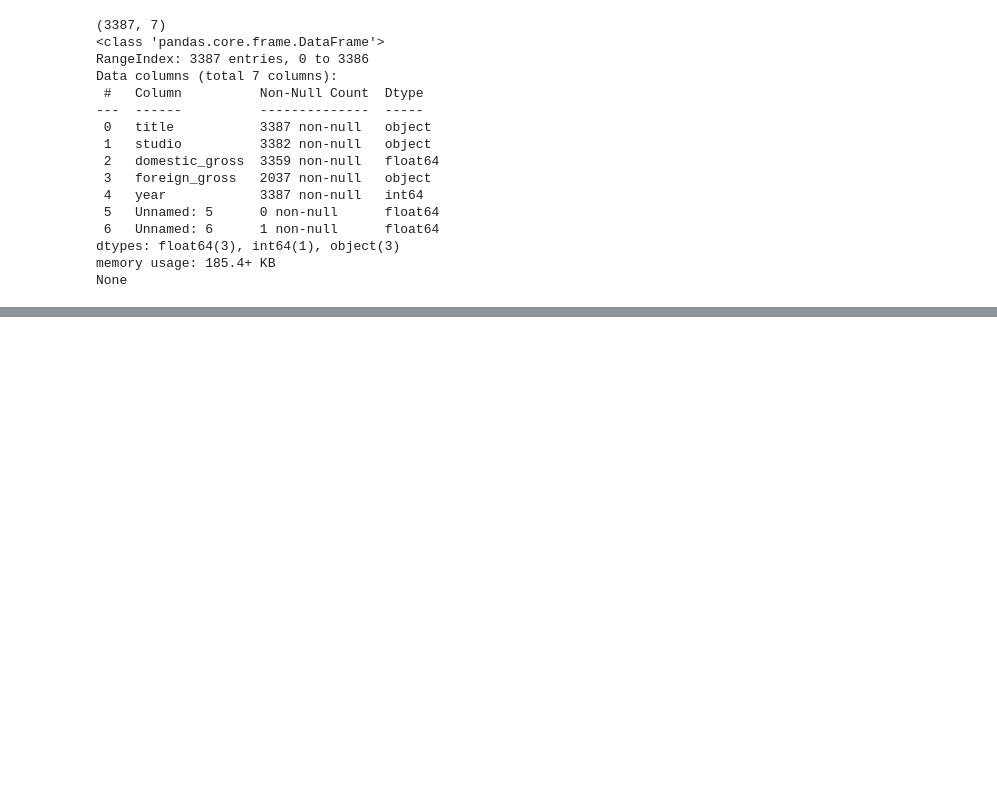
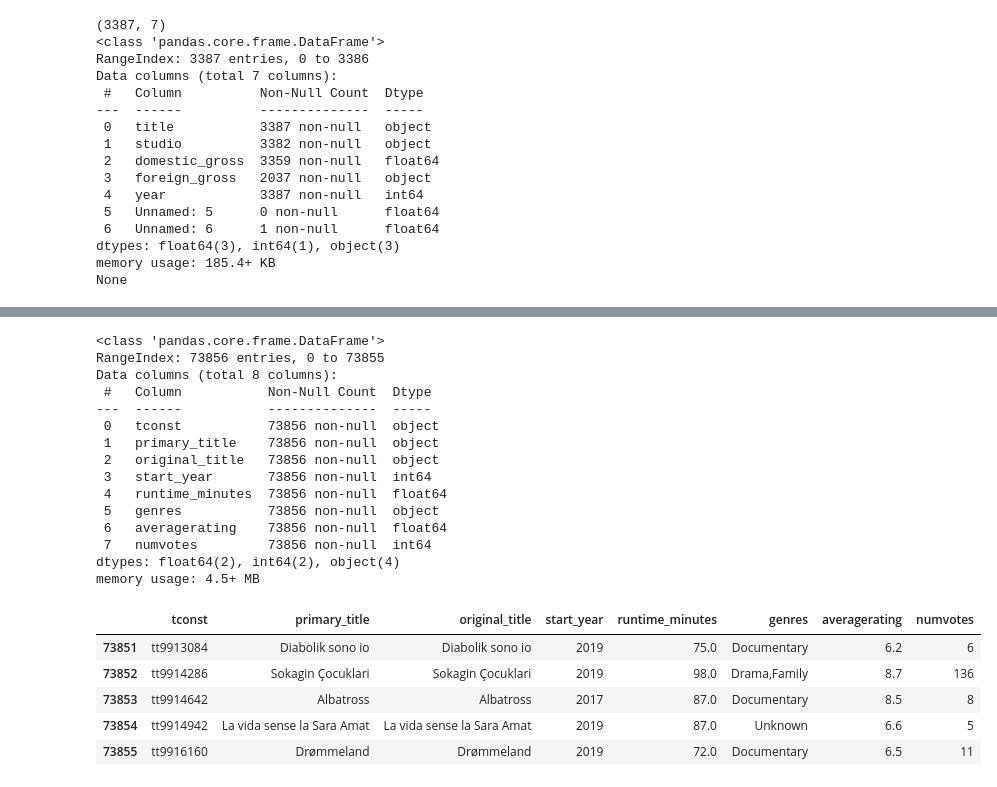
Before and after one commit to Lilian624/Microsoft-Movies-Project-1, a Jupyter notebook: student.ipynb, the cells around one changed output, grey strips where cells are left out. Drawn from its saved outputs; the diff is of its cells as text; code cells hidden in the pictures; blank space fills up the shorter version.

```diff
--- a/student.ipynb
+++ b/student.ipynb
@@ -277,0 +232,13 @@ max        10.000000  1.841066e+06
+# %%
+#Clean missing values in Title_Basics
+#Start with: 'runtime_minutes' by filling with the median runtime value
+#Checking for the median runtime
+median_runtime = title_basics['runtime_minutes'].median()
+#Replacing the missing runtime with the median runtime
+title_basics['runtime_minutes'].fillna(median_runtime, inplace=True)
+
+#Second filling in the missing 'genre' with 'Unknown' instead
+title_basics['genres'].fillna('Unknown', inplace=True)
+# %%
+# Drop rows with missing 'original_title' and assign the result to variable name title_basics_new
+title_basics_new = title_basics.dropna(subset=['original_title'])
@@ -277,0 +282,30 @@ max        10.000000  1.841066e+06
+# %%
+#Goal : Is to Merge Title Basics and Ratings Datasets and assigning that to new variable name merged_title_data
+merged_title_data = pd.merge(title_basics_new, title_ratings, on='tconst')
+# %%
+#Print and display the merged_title_data summary
+merged_title_data.info()
+merged_title_data.head()
+merged_title_data.tail()
+# %% [output]
+<class 'pandas.core.frame.DataFrame'>
+RangeIndex: 73856 entries, 0 to 73855
+Data columns (total 8 columns):
+ #   Column           Non-Null Count  Dtype
+---  ------           --------------  -----
+ 0   tconst           73856 non-null  object
+ 1   primary_title    73856 non-null  object
+ 2   original_title   73856 non-null  object
+ 3   start_year       73856 non-null  int64
+ 4   runtime_minutes  73856 non-null  float64
+ 5   genres           73856 non-null  object
+ 6   averagerating    73856 non-null  float64
+ 7   numvotes         73856 non-null  int64
+dtypes: float64(2), int64(2), object(4)
+memory usage: 4.5+ MB
+|  | tconst | primary_title | original_title | start_year | runtime_minutes | genres | averagerating | numvotes |
+| 73851 | tt9913084 | Diabolik sono io | Diabolik sono io | 2019 | 75.0 | Documentary | 6.2 | 6 |
+| 73852 | tt9914286 | Sokagin Çocuklari | Sokagin Çocuklari | 2019 | 98.0 | Drama,Family | 8.7 | 136 |
+| 73853 | tt9914642 | Albatross | Albatross | 2017 | 87.0 | Documentary | 8.5 | 8 |
+| 73854 | tt9914942 | La vida sense la Sara Amat | La vida sense la Sara Amat | 2019 | 87.0 | Unknown | 6.6 | 5 |
+| 73855 | tt9916160 | Drømmeland | Drømmeland | 2019 | 72.0 | Documentary | 6.5 | 11 |
```
Also changed, not shown: parts of 42 cells of this notebook.
